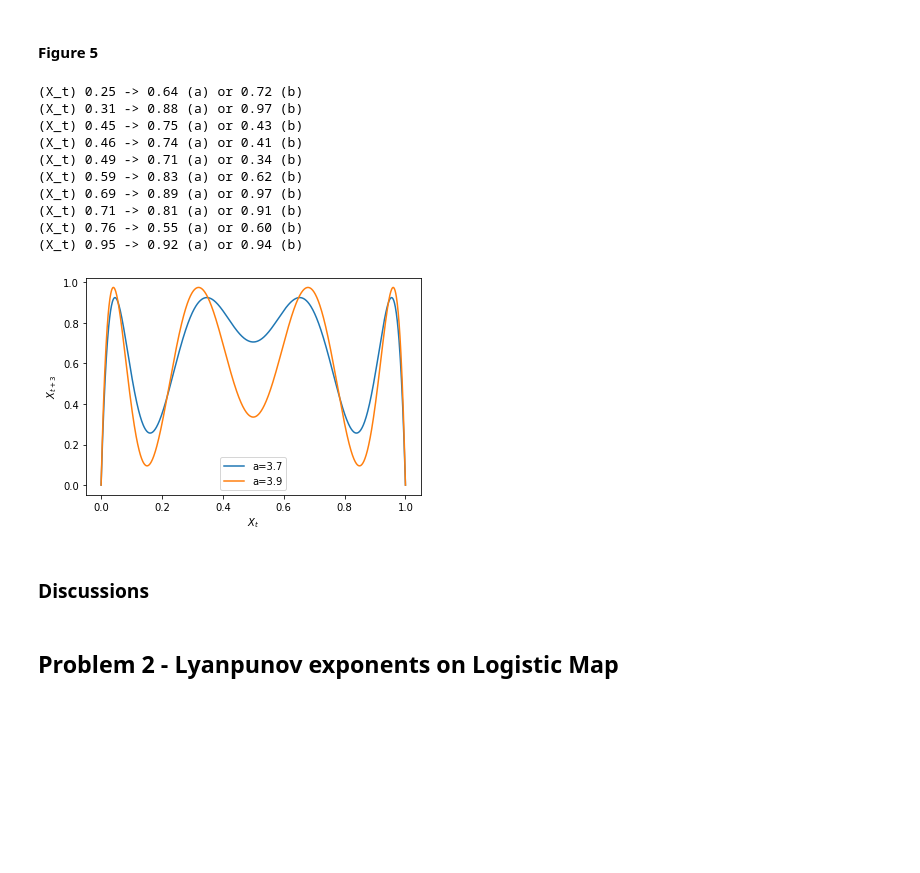
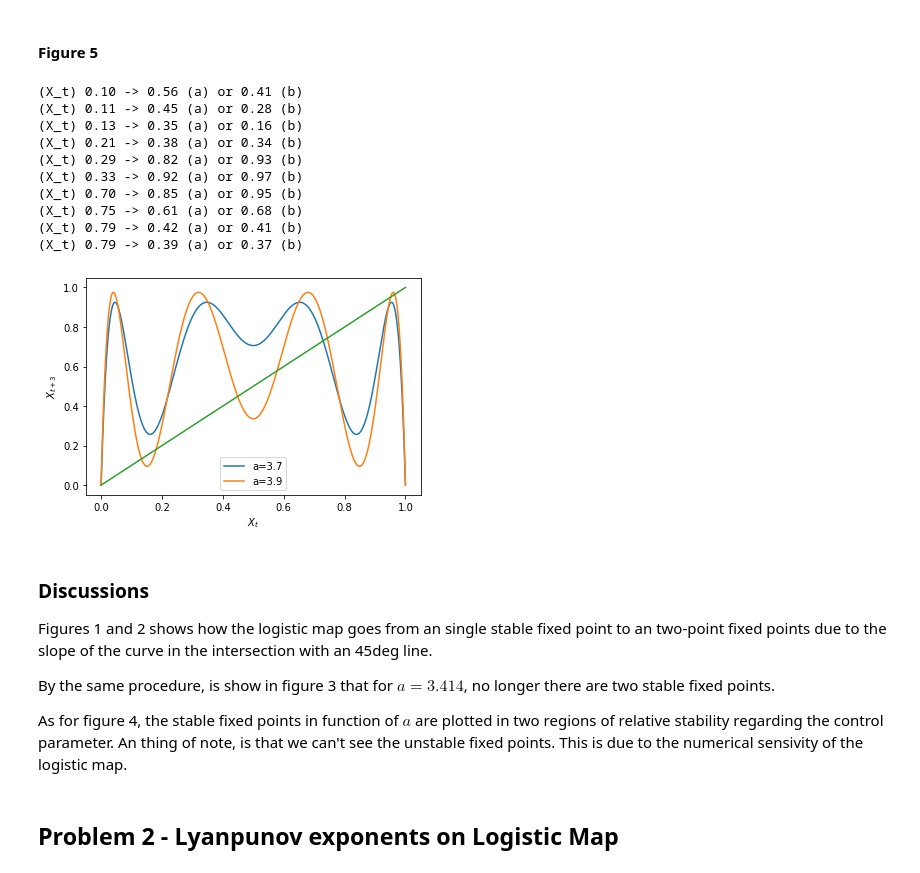
Before and after one commit to danlessa/sistemas-dinamicos-nao-lineares-, a Jupyter notebook: lista1/resolution.ipynb, the cells around one changed output. Cells and saved outputs as stored; diff of their text form; code cells hidden in the pictures; blank space fills up the shorter version.

```diff
--- a/lista1/resolution.ipynb
+++ b/lista1/resolution.ipynb
@@ -203,40 +205,47 @@ plt.show()
 # %%
 # Parameters
 N = 1000
 a = 3.7
 b = 3.9
 x_0 = np.linspace(0, 1, N)
 
 # Numeric calculation
 x_a = list(recursive_logistic_map(x_0, a, 3))[-1]
 x_b = list(recursive_logistic_map(x_0, b, 3))[-1]
 
 # Print random values for X_t and X_{t+1}
 values = list(zip(x_0, x_a, x_b))
 for tup in sorted(random.choices(values, k=10)):
     print("(X_t) {:.2f} -> {:.2f} (a) or {:.2f} (b)".format(*tup))
 
 # Plot
 plt.plot(x_0, x_a, label='a={}'.format(a))
 plt.plot(x_0, x_b, label='a={}'.format(b))
+plt.plot(x_0, x_0)
 plt.xlabel("$X_t$")
 plt.ylabel("$X_{t+3}$")
 plt.legend()
 plt.show()
 # %% [output]
-(X_t) 0.25 -> 0.64 (a) or 0.72 (b)
-(X_t) 0.31 -> 0.88 (a) or 0.97 (b)
-(X_t) 0.45 -> 0.75 (a) or 0.43 (b)
-(X_t) 0.46 -> 0.74 (a) or 0.41 (b)
-(X_t) 0.49 -> 0.71 (a) or 0.34 (b)
-(X_t) 0.59 -> 0.83 (a) or 0.62 (b)
-(X_t) 0.69 -> 0.89 (a) or 0.97 (b)
-(X_t) 0.71 -> 0.81 (a) or 0.91 (b)
-(X_t) 0.76 -> 0.55 (a) or 0.60 (b)
-(X_t) 0.95 -> 0.92 (a) or 0.94 (b)
+(X_t) 0.10 -> 0.56 (a) or 0.41 (b)
+(X_t) 0.11 -> 0.45 (a) or 0.28 (b)
+(X_t) 0.13 -> 0.35 (a) or 0.16 (b)
+(X_t) 0.21 -> 0.38 (a) or 0.34 (b)
+(X_t) 0.29 -> 0.82 (a) or 0.93 (b)
+(X_t) 0.33 -> 0.92 (a) or 0.97 (b)
+(X_t) 0.70 -> 0.85 (a) or 0.95 (b)
+(X_t) 0.75 -> 0.61 (a) or 0.68 (b)
+(X_t) 0.79 -> 0.42 (a) or 0.41 (b)
+(X_t) 0.79 -> 0.39 (a) or 0.37 (b)
-[figure, old version]
+[figure, new version]
-# %% [markdown]
-### Discussions
+# %% [markdown]
+### Discussions
+
+Figures 1 and 2 shows how the logistic map goes from an single stable fixed point to an two-point fixed points due to the slope of the curve in the intersection with an 45deg line.
+
+By the same procedure, is show in figure 3 that for $a=3.414$, no longer there are two stable fixed points.
+
+As for figure 4, the stable fixed points in function of $a$ are plotted in two regions of relative stability regarding the control parameter. An thing of note, is that we can't see the unstable fixed points. This is due to the numerical sensivity of the logistic map.
 # %% [markdown]
 ## Problem 2 - Lyanpunov exponents on Logistic Map
 # %% [markdown]
```
Also changed, not shown: parts of 9 cells of this notebook, 2 other files.
